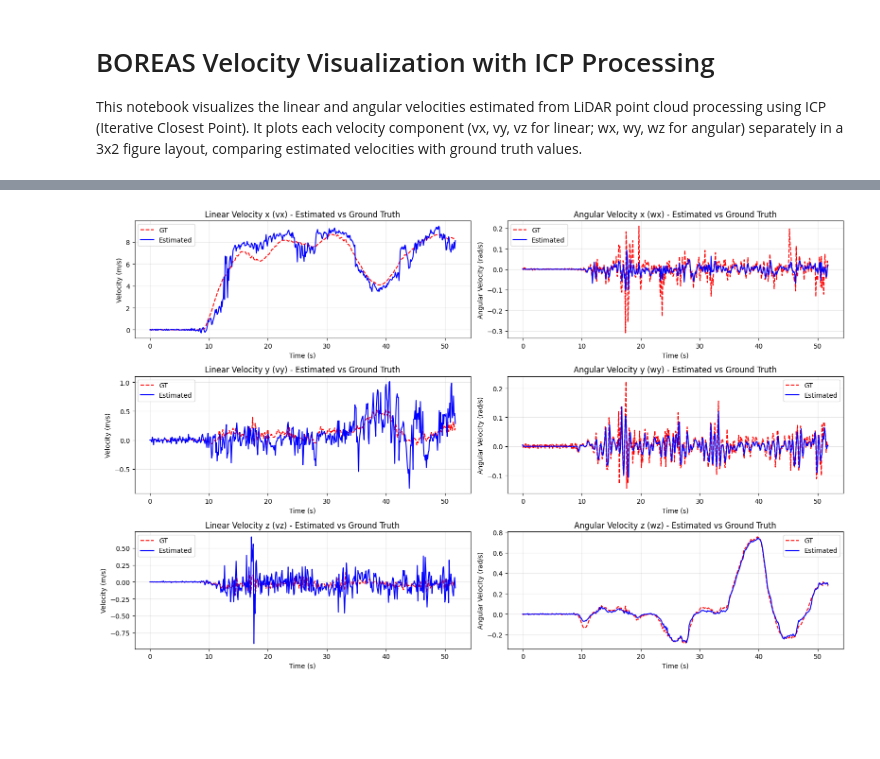
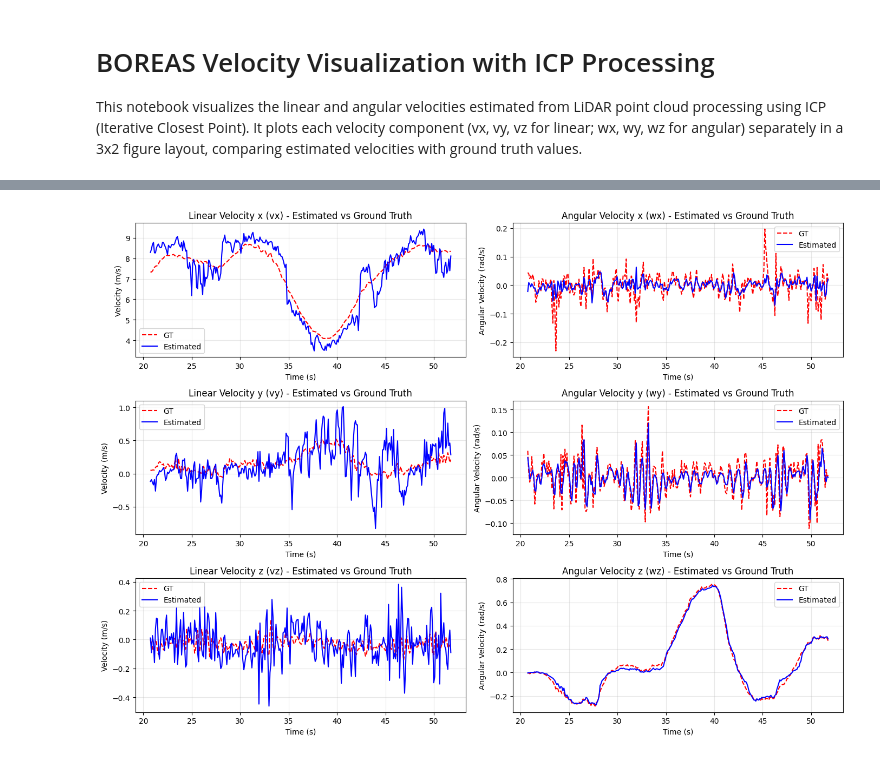
Before and after one commit to EngineerXL/master-diploma, a Jupyter notebook: notebooks/test_icp.ipynb, the cells around one changed output, grey strips where cells are left out. Drawn from its saved outputs; the diff is of its cells as text; code cells hidden in the pictures; blank space fills up the shorter version.

```diff
--- a/notebooks/test_icp.ipynb
+++ b/notebooks/test_icp.ipynb
@@ -17,7 +25,6 @@ from src.dataset.pipeline import DATA_OUTPUT_ROOT
 # %%
 postproc = PostprocessingWrapper(DATA_OUTPUT_ROOT + "/boreas-2021-05-06-13-19/0-500-test.json")
+fig = postproc.plot_velocities(frame_st=200, frame_en=500)
+plt.show()
+# %% [output]
+[figure, added]
-# %%
-fig = postproc.plot_velocities()
-plt.show()
-# %% [output]
-[figure, removed]
```
Also changed, not shown: parts of 2 cells of this notebook, 2 other files.
